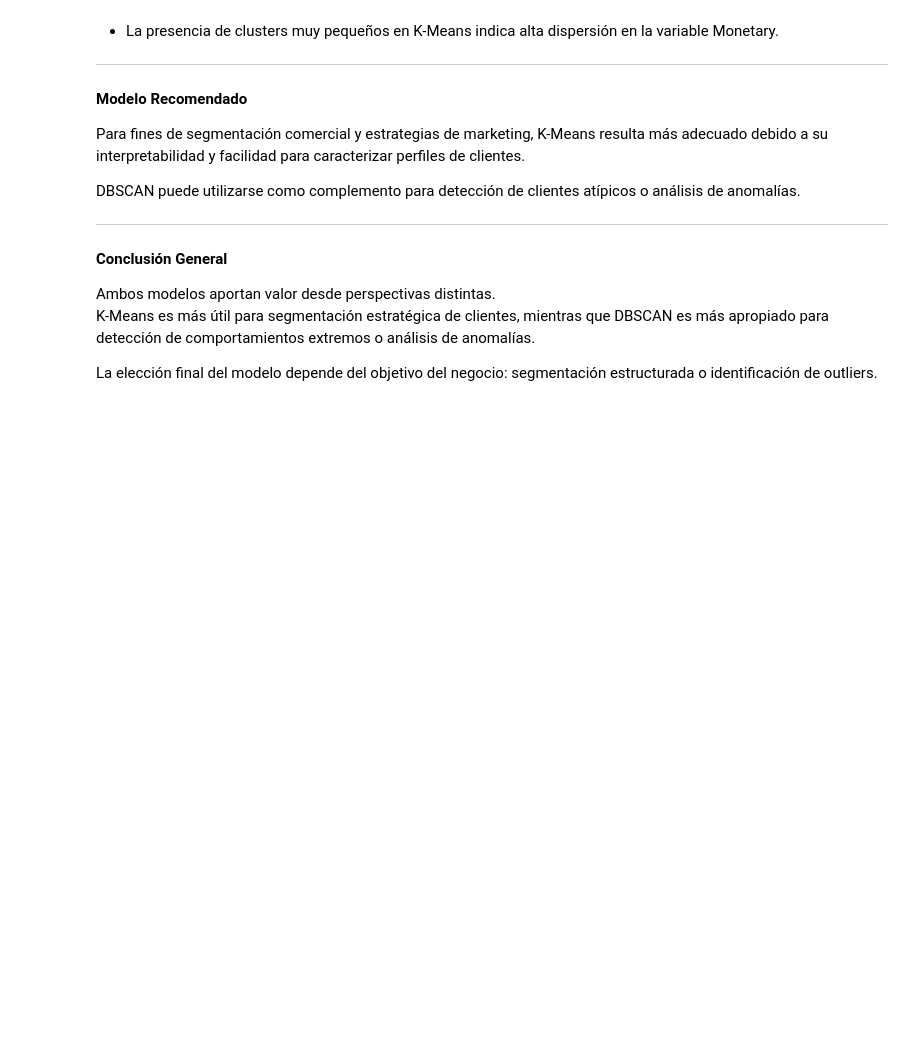
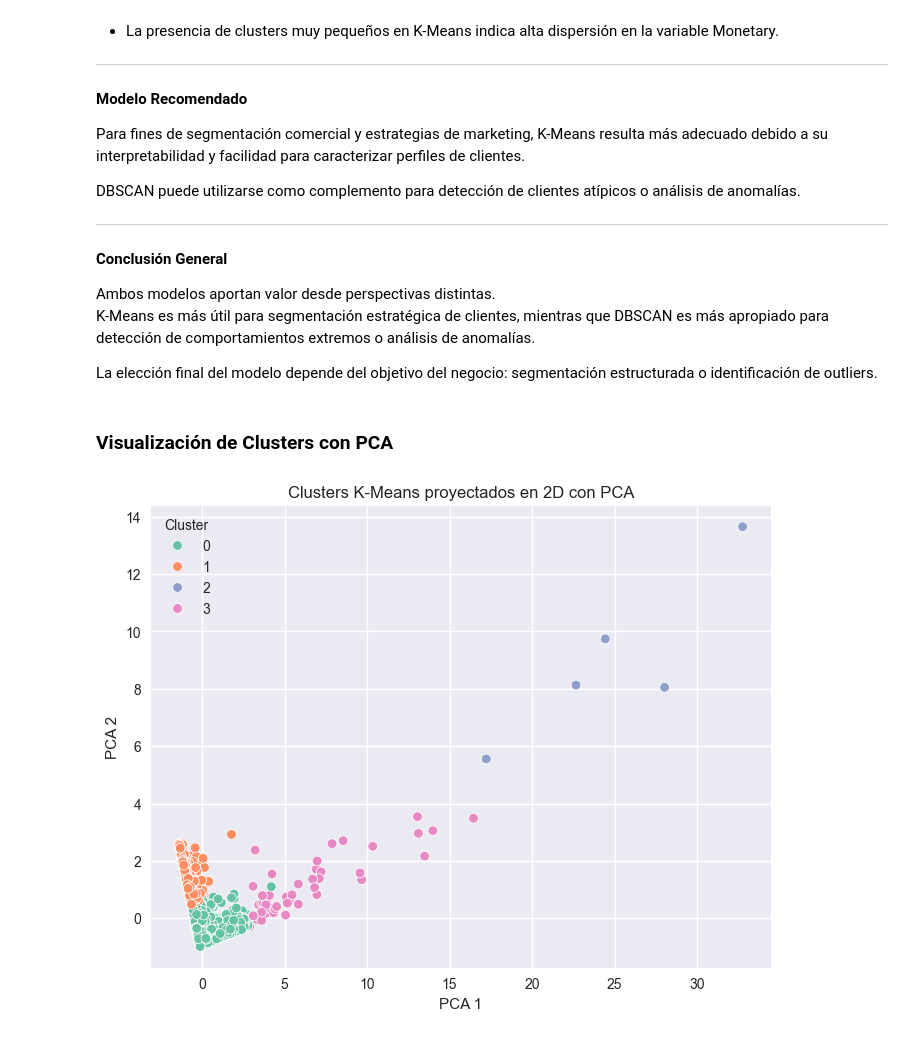
Before and after one commit to ExpresitoCarga2/customer-segmentation-clustering, a Jupyter notebook: notebooks/index.ipynb, the cells around one changed output. Cells and saved outputs as stored; diff of their text form; code cells hidden in the pictures; blank space fills up the shorter version.

Commit message:
insert visualizations

```diff
--- a/notebooks/index.ipynb
+++ b/notebooks/index.ipynb
@@ -409,3 +412,31 @@ Ambos modelos aportan valor desde perspectivas distintas.
 K-Means es más útil para segmentación estratégica de clientes, mientras que DBSCAN es más apropiado para detección de comportamientos extremos o análisis de anomalías.
 
 La elección final del modelo depende del objetivo del negocio: segmentación estructurada o identificación de outliers.
+# %% [markdown]
+### Visualización de Clusters con PCA
+# %%
+from sklearn.decomposition import PCA
+import matplotlib.pyplot as plt
+import seaborn as sns
+
+# Reducir a 2 dimensiones
+pca = PCA(n_components=2)
+rfm_pca = pca.fit_transform(rfm_scaled)
+
+# Agregar al dataframe
+rfm["PCA1"] = rfm_pca[:, 0]
+rfm["PCA2"] = rfm_pca[:, 1]
+
+# Graficar
+plt.figure(figsize=(8,6))
+sns.scatterplot(data=rfm, x="PCA1", y="PCA2", hue="Cluster", palette="Set2")
+plt.title("Clusters K-Means proyectados en 2D con PCA")
+plt.xlabel("PCA 1")
+plt.ylabel("PCA 2")
+
+# Guardar imagen
+plt.savefig("../visualizations/pca_clusters.png", dpi=300, bbox_inches="tight")
+
+plt.show()
+# %% [output]
+[figure, added]
```
Also changed, not shown: parts of 3 cells of this notebook, 4 other files.
